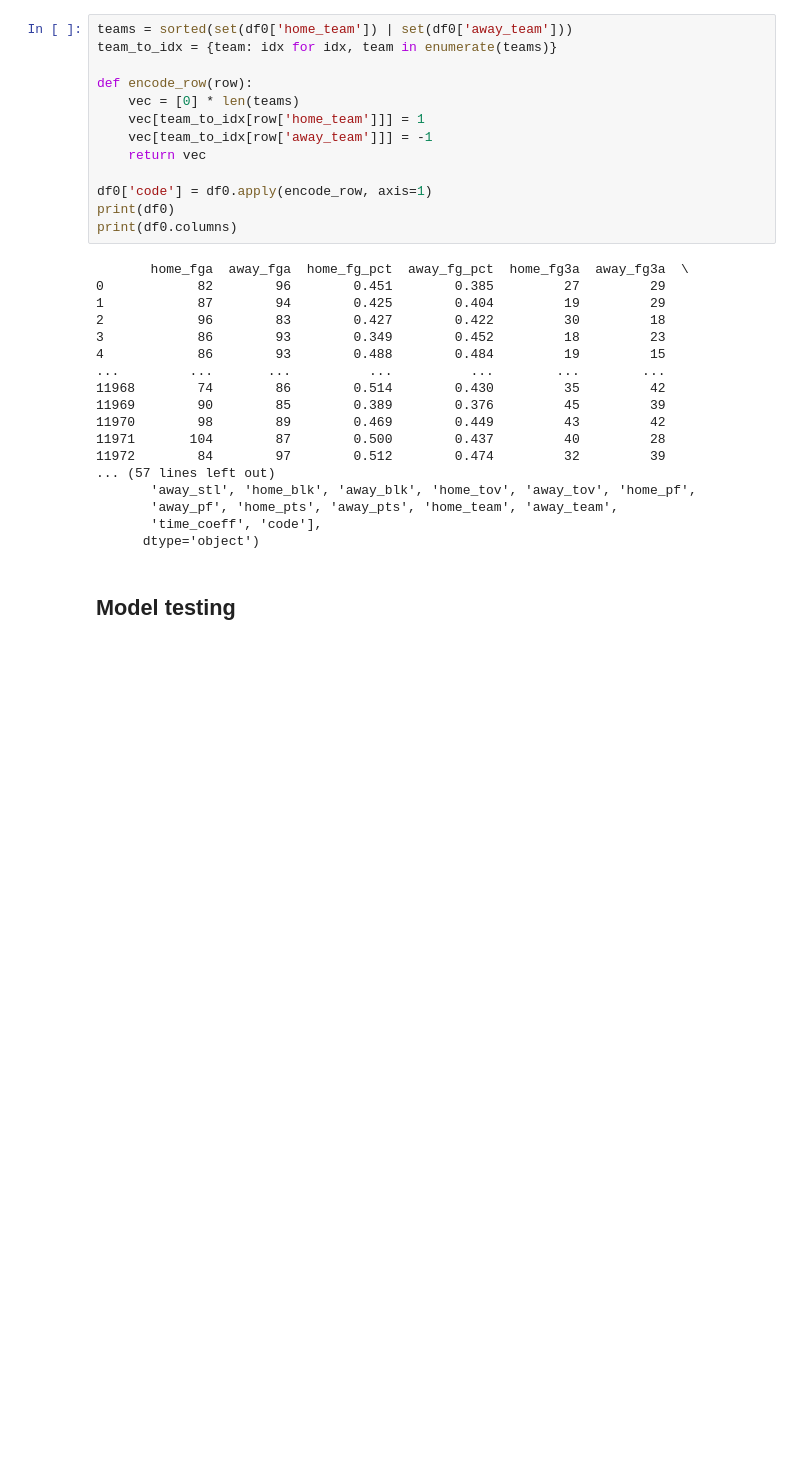
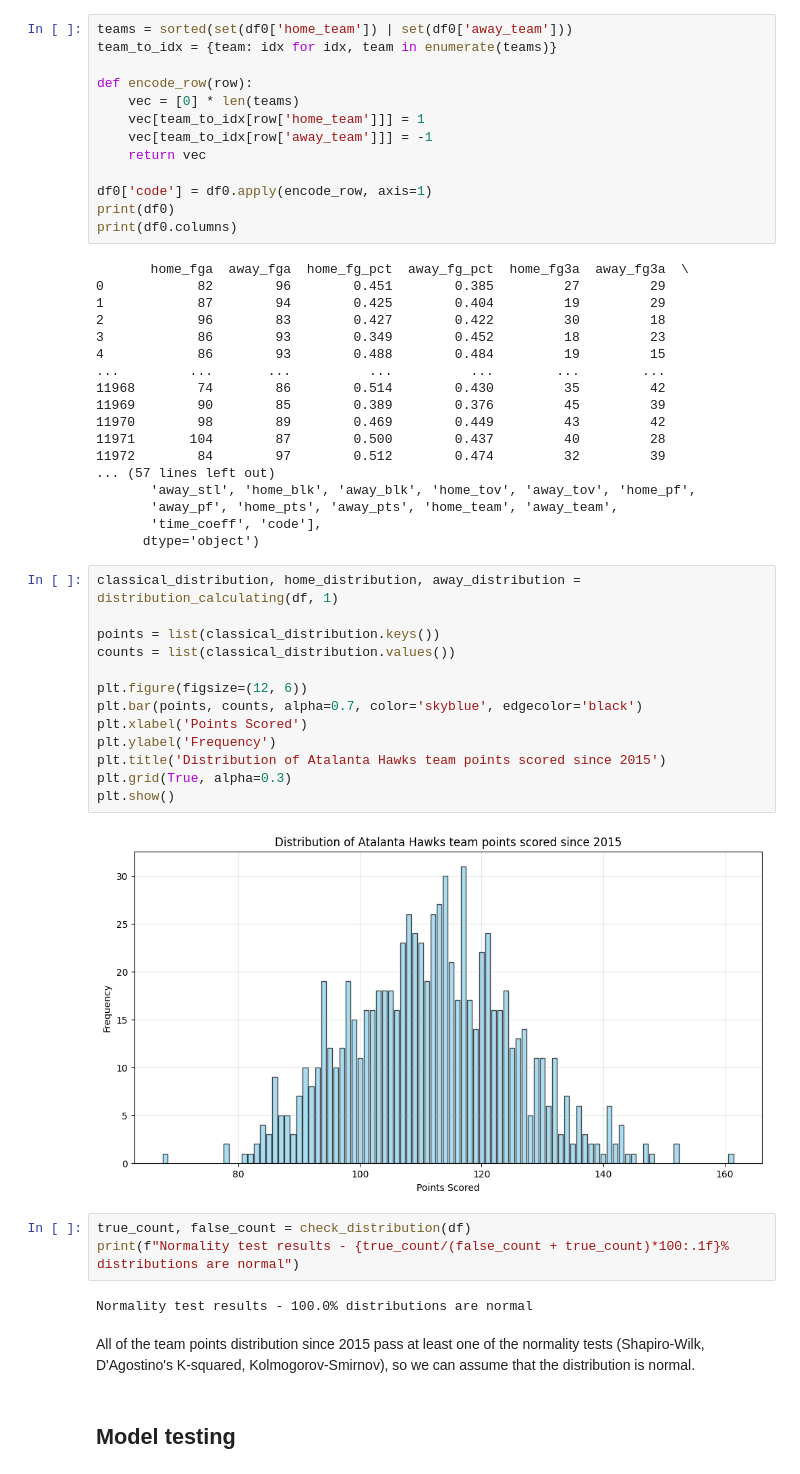
Before and after one commit to szymond44/nba-total-points-prediction-model, a Jupyter notebook: notebooks/nba-data-exploring.ipynb, the cells around one changed output. Cells and saved outputs as stored; diff of their text form; blank space fills up the shorter version.

```diff
--- a/notebooks/nba-data-exploring.ipynb
+++ b/notebooks/nba-data-exploring.ipynb
@@ -84,6 +88,28 @@ print(df0.columns)
        'away_pf', 'home_pts', 'away_pts', 'home_team', 'away_team',
        'time_coeff', 'code'],
       dtype='object')
+# %%
+classical_distribution, home_distribution, away_distribution = distribution_calculating(df, 1)
+
+points = list(classical_distribution.keys())
+counts = list(classical_distribution.values())
+
+plt.figure(figsize=(12, 6))
+plt.bar(points, counts, alpha=0.7, color='skyblue', edgecolor='black')
+plt.xlabel('Points Scored')
+plt.ylabel('Frequency')
+plt.title('Distribution of Atalanta Hawks team points scored since 2015')
+plt.grid(True, alpha=0.3)
+plt.show()
+# %% [output]
+[figure, new version]
+# %%
+true_count, false_count = check_distribution(df)
+print(f"Normality test results - {true_count/(false_count + true_count)*100:.1f}% distributions are normal")
+# %% [output]
+Normality test results - 100.0% distributions are normal
+# %% [markdown]
+All of the team points distribution since 2015 pass at least one of the normality tests (Shapiro-Wilk, D'Agostino's K-squared, Kolmogorov-Smirnov), so we can assume that the distribution is normal.
 # %% [markdown]
 ## Model testing
 # %%
```
Also changed, not shown: parts of 18 cells of this notebook, 5 other files.
